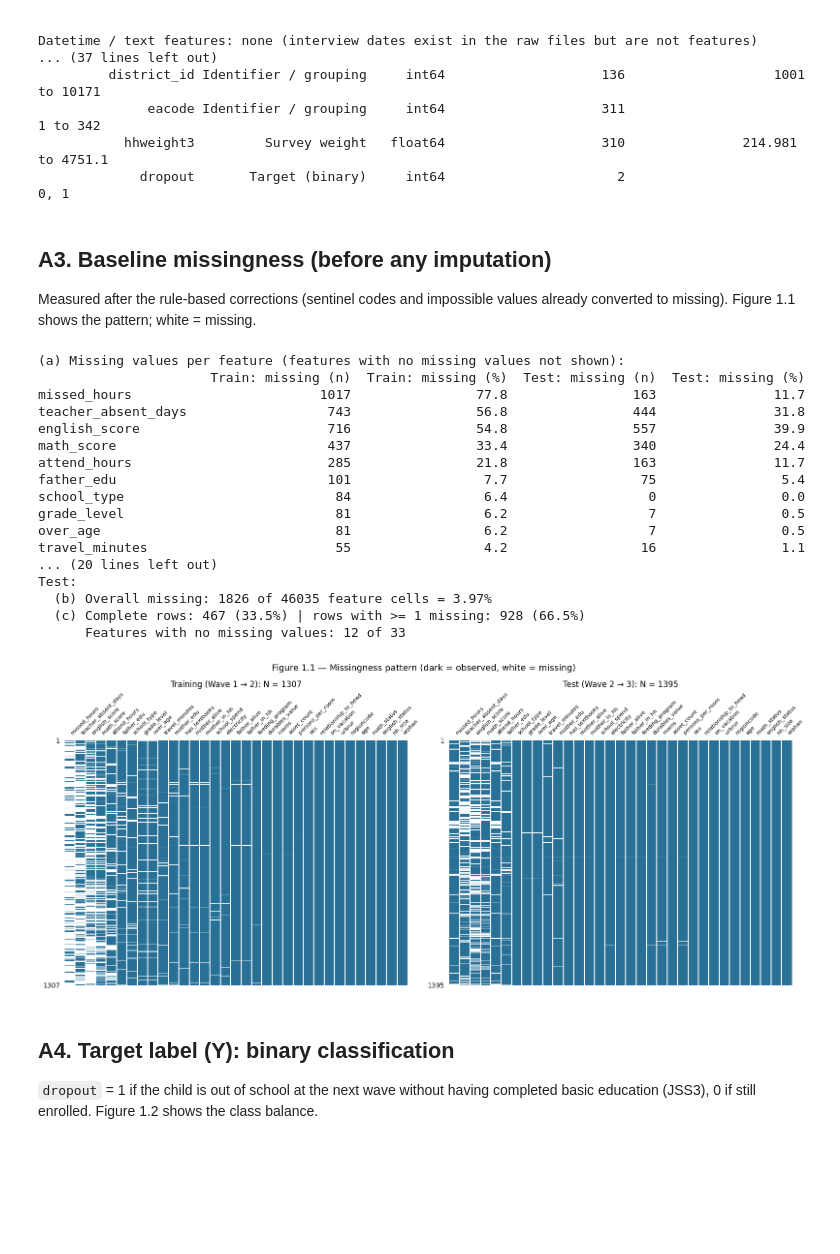
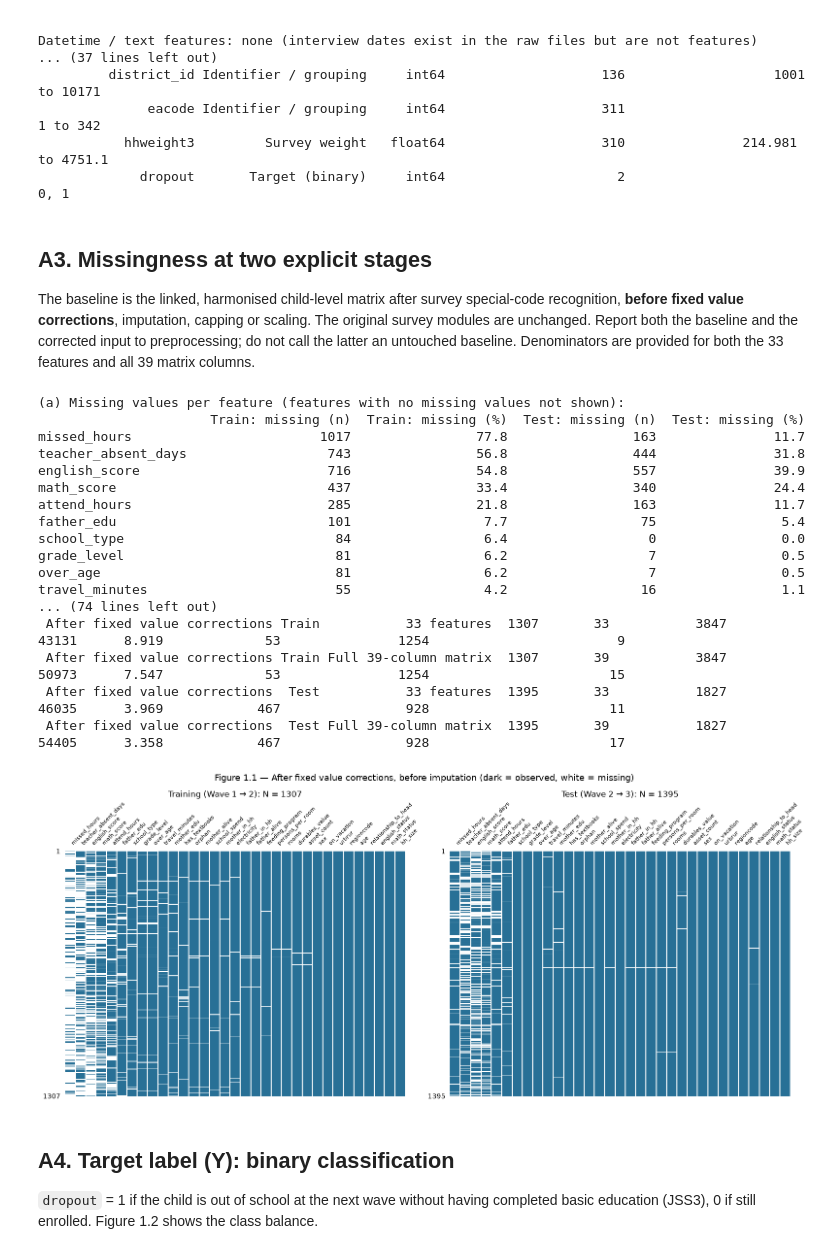
Before and after one commit to Emile-Lucky-Muhigira/AISD_Project, a Jupyter notebook: notebooks/02_phase1_audit.ipynb, the cells around one changed output. Drawn from its saved outputs; the diff is of its cells as text; code cells hidden in the pictures; blank space fills up the shorter version.

```diff
--- a/notebooks/02_phase1_audit.ipynb
+++ b/notebooks/02_phase1_audit.ipynb
@@ -12,11 +12,19 @@ import os
 ROOT = Path(os.getcwd())
 if ROOT.name == "notebooks":
     ROOT = ROOT.parent
+import sys
+if str(ROOT) not in sys.path:
+    sys.path.insert(0, str(ROOT))
 PROC = ROOT / "data" / "processed"
 FIG = ROOT / "figures"
 
 train = pd.read_csv(PROC / "train_w1_w2_raw.csv")
 test  = pd.read_csv(PROC / "test_w2_w3_raw.csv")
+pre_train = pd.read_csv(PROC / "train_w1_w2_pre_correction.csv")
+pre_test = pd.read_csv(PROC / "test_w2_w3_pre_correction.csv")
+for before, after in [(pre_train, train), (pre_test, test)]:
+    pd.testing.assert_frame_equal(before[["FPrimary", "hhmid", "dropout"]],
+                                  after[["FPrimary", "hhmid", "dropout"]])
 
 ID_COLS = ["FPrimary", "hhmid", "district_id", "eacode", "hhweight3"]
 TARGET = "dropout"
@@ -128,14 +136,14 @@ Datetime / text features: none (interview dates exist in the raw files but are n
            hhweight3         Survey weight   float64                    310               214.981 to 4751.1
              dropout       Target (binary)     int64                      2                            0, 1
 # %% [markdown]
-## A3. Baseline missingness (before any imputation)
-Measured after the rule-based corrections (sentinel codes and impossible values already converted to missing). Figure 1.1 shows the pattern; white = missing.
+## A3. Missingness at two explicit stages
+The baseline is the linked, harmonised child-level matrix after survey special-code recognition, **before fixed value corrections**, imputation, capping or scaling. The original survey modules are unchanged. Report both the baseline and the corrected input to preprocessing; do not call the latter an untouched baseline. Denominators are provided for both the 33 features and all 39 matrix columns.
 # %%
 import matplotlib.pyplot as plt
 import missingno as msno
 
-def missing_table(df, name):
-    m = df[FEATURES].isna()
+def missing_table(df, name, columns=FEATURES):
+    m = df[columns].isna()
     return pd.DataFrame({f"{name}: missing (n)": m.sum(), f"{name}: missing (%)": (m.mean() * 100).round(1)})
 
 miss = pd.concat([missing_table(train, "Train"), missing_table(test, "Test")], axis=1)
@@ -148,40 +156,62 @@ for name, df in [("Train", train), ("Test", test)]:
     complete = (~m.any(axis=1)).sum()
     print(f"\n{name}:")
     print(f"  (b) Overall missing: {m.values.sum()} of {m.size} feature cells = {m.values.mean() * 100:.2f}%")
     print(f"  (c) Complete rows: {complete} ({complete / len(df) * 100:.1f}%) | rows with >= 1 missing: {len(df) - complete} ({(len(df) - complete) / len(df) * 100:.1f}%)")
     print(f"      Features with no missing values: {(m.sum() == 0).sum()} of {len(FEATURES)}")
 
 miss.to_csv(ROOT / "phase1_strategy" / "A3_missingness.csv")
+baseline_miss = pd.concat([missing_table(pre_train, "Train", list(pre_train.columns)),
+                           missing_table(pre_test, "Test", list(pre_test.columns))], axis=1)
+baseline_miss = baseline_miss.sort_values("Train: missing (%)", ascending=False)
+baseline_miss.to_csv(ROOT / "phase1_strategy" / "A3_baseline_missingness.csv")
+summary_rows = []
+for stage, frames in [("Before fixed value corrections", [("Train", pre_train), ("Test", pre_test)]),
+                      ("After fixed value corrections", [("Train", train), ("Test", test)])]:
+    for name, df in frames:
+        for scope, cols in [("33 features", FEATURES), ("Full 39-column matrix", list(df.columns))]:
+            m = df[cols].isna()
+            summary_rows.append({"stage": stage, "table": name, "scope": scope,
+                "rows": len(df), "columns": len(cols), "missing cells": int(m.to_numpy().sum()),
+                "total cells": int(m.size), "missing %": round(m.to_numpy().mean()*100, 3),
+                "complete rows": int((~m.any(axis=1)).sum()),
+                "rows with missing": int(m.any(axis=1).sum()),
+                "columns without missing": int((m.sum()==0).sum())})
+missing_summary = pd.DataFrame(summary_rows)
+missing_summary.to_csv(ROOT / "phase1_strategy" / "A3_missingness_summary.csv", index=False)
+print("\nBaseline missingness BEFORE fixed value corrections:")
+print(baseline_miss.to_string())
+print("\nBoth stages, feature and full-matrix denominators:")
+print(missing_summary.to_string(index=False))
 
 # Figure 1.1: missingness matrix (white = missing), features ordered from most to least missing
 order = miss.index.tolist()
 fig, axes = plt.subplots(1, 2, figsize=(16, 7))
 for ax, (name, df) in zip(axes, [("Training (Wave 1 → 2)", train), ("Test (Wave 2 → 3)", test)]):
     msno.matrix(df[order], ax=ax, sparkline=False, fontsize=8, color=(0.16, 0.44, 0.59))
     ax.set_title(f"{name}: N = {len(df)}", fontsize=12)
-plt.suptitle("Figure 1.1 — Missingness pattern (dark = observed, white = missing)", fontsize=13)
+plt.suptitle("Figure 1.1 — After fixed value corrections, before imputation (dark = observed, white = missing)", fontsize=13)
 plt.tight_layout()
 plt.savefig(FIG / "fig1_1_missingness_heatmap.png", dpi=300, bbox_inches="tight")
 plt.show()
 # %% [output]
 (a) Missing values per feature (features with no missing values not shown):
                       Train: missing (n)  Train: missing (%)  Test: missing (n)  Test: missing (%)
 missed_hours                        1017                77.8                163               11.7
 teacher_absent_days                  743                56.8                444               31.8
 english_score                        716                54.8                557               39.9
 math_score                           437                33.4                340               24.4
 attend_hours                         285                21.8                163               11.7
 father_edu                           101                 7.7                 75                5.4
 school_type                           84                 6.4                  0                0.0
 grade_level                           81                 6.2                  7                0.5
 over_age                              81                 6.2                  7                0.5
 travel_minutes                        55                 4.2                 16                1.1
-... (20 lines left out)
-Test:
-  (b) Overall missing: 1826 of 46035 feature cells = 3.97%
-  (c) Complete rows: 467 (33.5%) | rows with >= 1 missing: 928 (66.5%)
-      Features with no missing values: 12 of 33
+... (74 lines left out)
+ After fixed value corrections Train           33 features  1307       33           3847        43131      8.919             53               1254                        9
+ After fixed value corrections Train Full 39-column matrix  1307       39           3847        50973      7.547             53               1254                       15
+ After fixed value corrections  Test           33 features  1395       33           1827        46035      3.969            467                928                       11
+ After fixed value corrections  Test Full 39-column matrix  1395       39           1827        54405      3.358            467                928                       17
-[figure, old version]
+[figure, new version]
 # %% [markdown]
 ## A4. Target label (Y): binary classification
 `dropout` = 1 if the child is out of school at the next wave without having completed basic education (JSS3), 0 if still enrolled. Figure 1.2 shows the class balance.
```
Also changed, not shown: parts of 9 cells of this notebook, 40 other files.
